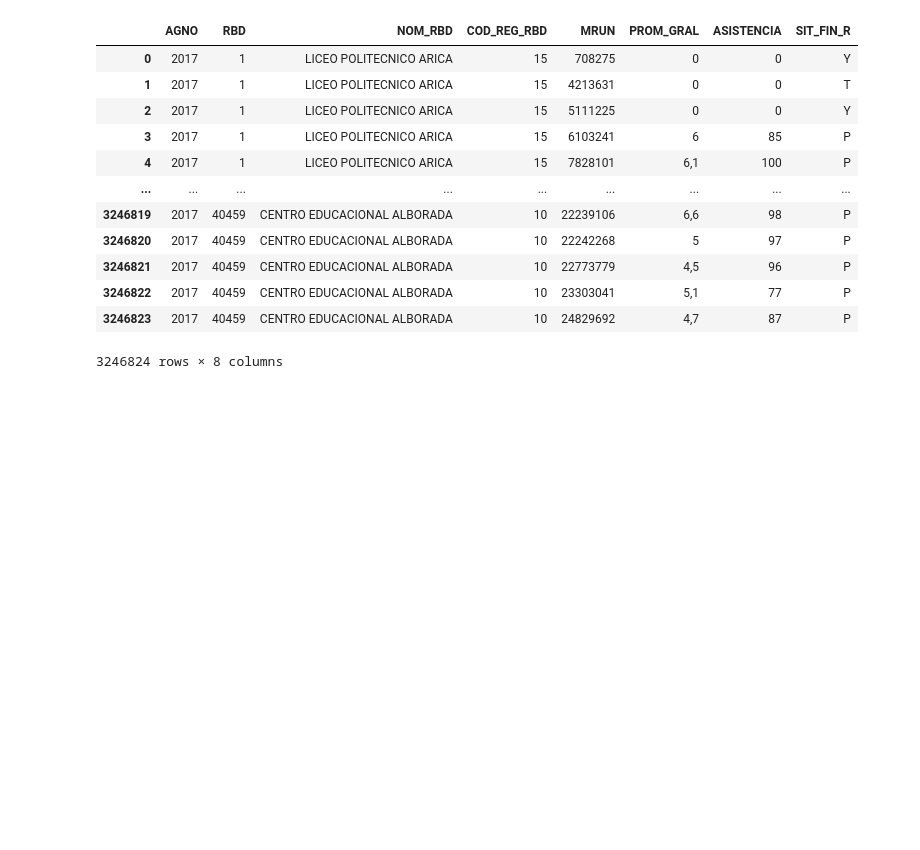
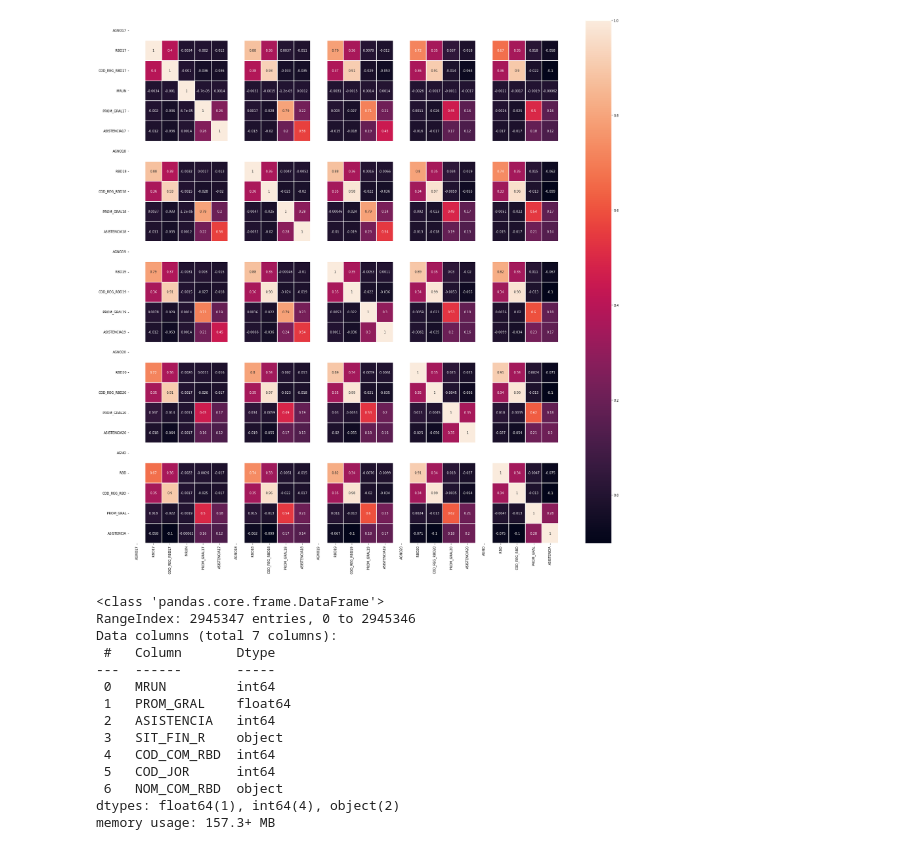
Before and after one commit to dvictorerol/proyecto-data-science, a Jupyter notebook: rendimiento/prom agrupados.ipynb, the cells around one changed output. Cells and saved outputs as stored; diff of their text form; code cells hidden in the pictures; blank space fills up the shorter version.

Commit message:
promedios por comunas y jornadas

```diff
--- a/rendimiento/prom agrupados.ipynb
+++ b/rendimiento/prom agrupados.ipynb
@@ -144,0 +156,12 @@ df.merge(sup, how='inner', on= ['MRUN'])
+# %%
+df2 = df.dropna()
+# %%
+ano = 17
+while ano < 21:
+    df2[f'PROM_GRAL{ano}'] = df2[f'PROM_GRAL{ano}'].replace(',', '.', regex=True)
+    df2[f'PROM_GRAL{ano}'] = df2[f'PROM_GRAL{ano}'].astype(np.float64)
+    df2 = df2[df2[f'PROM_GRAL{ano}'] != 0]
+    ano += 1
+df2[f'PROM_GRAL'] = df2[f'PROM_GRAL'].replace(',', '.', regex=True)
+df2[f'PROM_GRAL'] = df2[f'PROM_GRAL'].astype(np.float64)
+df2 = df2[df2[f'PROM_GRAL'] != 0]
@@ -145,3 +184,10 @@ df.merge(sup, how='inner', on= ['MRUN'])
+# %%
+fig,  ax = plt.subplots(1, 1, figsize=(30, 30))
+
+sns.heatmap(df2.corr(), annot=True, linewidths=0.05, ax=ax)
+plt.show()
+# %% [output]
+[figure, added]
 # %%
 ano = 16
 while ano < 21:
@@ -157,16 +220,17 @@ while ano < 21:
 # %%
-pd.read_csv('promedios_2017')
+pd.read_csv('jornadas19').info()
 # %% [output]
-|  | AGNO | RBD | NOM_RBD | COD_REG_RBD | MRUN | PROM_GRAL | ASISTENCIA | SIT_FIN_R |
-| 0 | 2017 | 1 | LICEO POLITECNICO ARICA | 15 | 708275 | 0 | 0 | Y |
-| 1 | 2017 | 1 | LICEO POLITECNICO ARICA | 15 | 4213631 | 0 | 0 | T |
-| 2 | 2017 | 1 | LICEO POLITECNICO ARICA | 15 | 5111225 | 0 | 0 | Y |
-| 3 | 2017 | 1 | LICEO POLITECNICO ARICA | 15 | 6103241 | 6 | 85 | P |
-| 4 | 2017 | 1 | LICEO POLITECNICO ARICA | 15 | 7828101 | 6,1 | 100 | P |
-| ... | ... | ... | ... | ... | ... | ... | ... | ... |
-| 3246819 | 2017 | 40459 | CENTRO EDUCACIONAL ALBORADA | 10 | 22239106 | 6,6 | 98 | P |
-| 3246820 | 2017 | 40459 | CENTRO EDUCACIONAL ALBORADA | 10 | 22242268 | 5 | 97 | P |
-| 3246821 | 2017 | 40459 | CENTRO EDUCACIONAL ALBORADA | 10 | 22773779 | 4,5 | 96 | P |
-| 3246822 | 2017 | 40459 | CENTRO EDUCACIONAL ALBORADA | 10 | 23303041 | 5,1 | 77 | P |
-| 3246823 | 2017 | 40459 | CENTRO EDUCACIONAL ALBORADA | 10 | 24829692 | 4,7 | 87 | P |
-3246824 rows × 8 columns
+<class 'pandas.core.frame.DataFrame'>
+RangeIndex: 2945347 entries, 0 to 2945346
+Data columns (total 7 columns):
+ #   Column       Dtype
+---  ------       -----
+ 0   MRUN         int64
+ 1   PROM_GRAL    float64
+ 2   ASISTENCIA   int64
+ 3   SIT_FIN_R    object
+ 4   COD_COM_RBD  int64
+ 5   COD_JOR      int64
+ 6   NOM_COM_RBD  object
+dtypes: float64(1), int64(4), object(2)
+memory usage: 157.3+ MB
```
Also changed, not shown: parts of 20 cells of this notebook.
